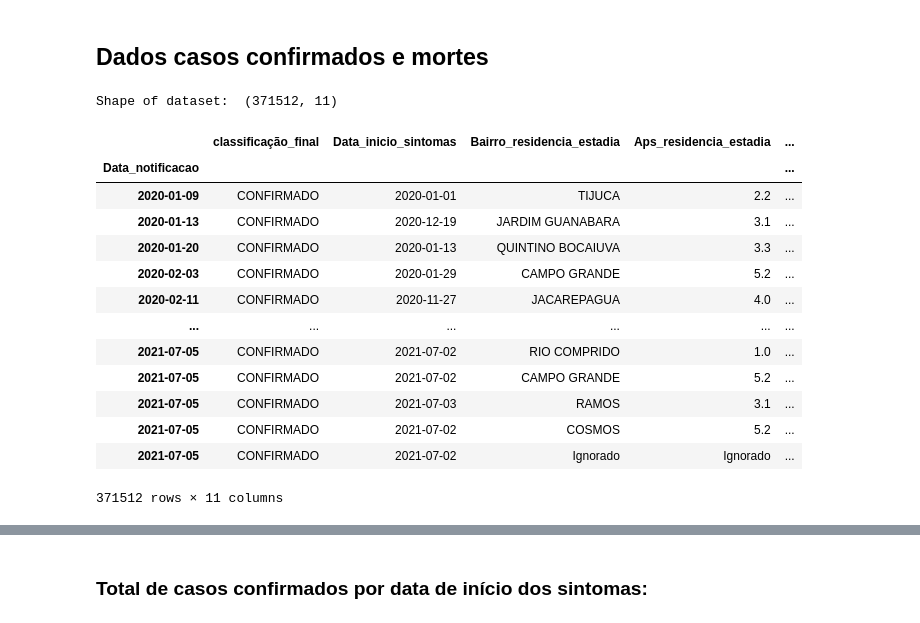
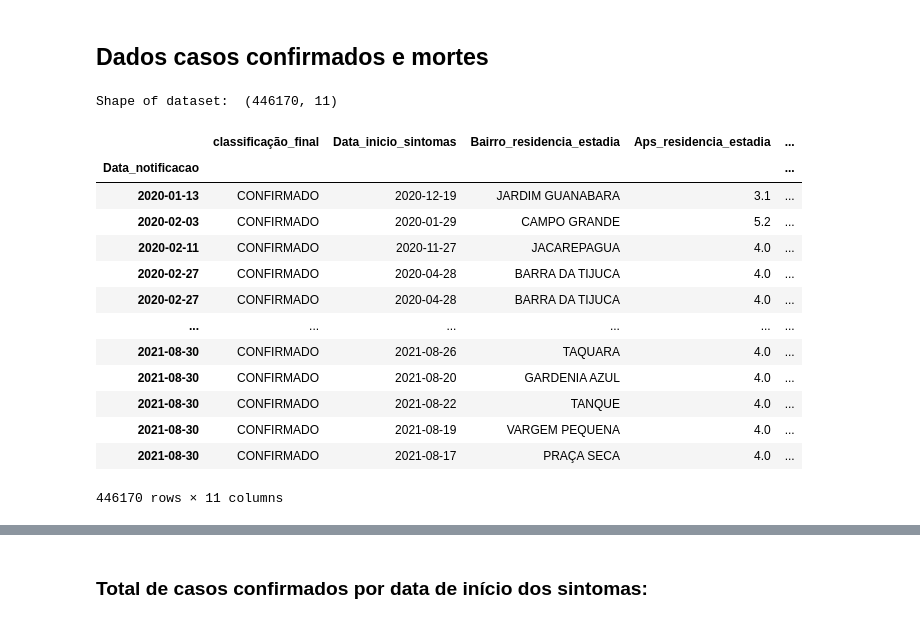
Before and after one commit to fbosousa/covid19, a Jupyter notebook: dados_rj.ipynb, the cells around one changed output, grey strips where cells are left out. Drawn from its saved outputs; the diff is of its cells as text; code cells hidden in the pictures.

```diff
--- a/dados_rj.ipynb
+++ b/dados_rj.ipynb
@@ -20,56 +20,56 @@ import matplotlib
 # %% [markdown]
 ## Dados casos confirmados e mortes
 # %%
-data_rio_url = 'https://pcrj.maps.arcgis.com/sharing/rest/content/items/403b86903da64d1982292168d6bfa25f/data'
+data_rio_url = 'https://pcrj.maps.arcgis.com/sharing/rest/content/items/ae85fc84a9b244108d96c7072be4d3d3/data'
 #data_rio_url = 'https://www.data.rio/documents/PCRJ::dados-individuais-dos-casos-confirmados-de-covid-19-no-munic%C3%ADpio-do-rio-de-janeiro-2/explore'
 response = requests.get(data_rio_url).content
 # %%
-#data_rio = pd.read_csv(data_rio_url, low_memory=False)#
-data_rio = pd.read_csv('data/RJ/db_PainelRioCovid.csv',low_memory=False)
+data_rio = pd.read_csv(data_rio_url, low_memory=False)#
+#data_rio = pd.read_csv('data/RJ/db_PainelRioCovid.csv',low_memory=False)
 # Renaming the columns
 rename_dict = {'classificacao_final':'Classificacao_final',
                'dt_notific':'Data_notificacao',
                'dt_inicio_sintomas':'Data_inicio_sintomas',
                'bairro_resid_estadia':'Bairro_residencia_estadia',
                'ap_residencia_estadia':'Aps_residencia_estadia',
                'sexo': 'Sexo',
                'faixa_etaria': 'Faixa_etaria',
                'evolucao': 'Evolucao_caso',
                'dt_evolucao': 'Data_evolucao',
                'raca_cor': 'Raca_cor',
                'Data_atualizacao': 'Data_atualizacao',
                'sistema':'Sistema_origem'}
 data_rio.rename(columns = rename_dict, inplace=True)
 
 data_rio['Data_notificacao'] = pd.to_datetime(data_rio['Data_notificacao'])
 data_rio['Data_inicio_sintomas'] = pd.to_datetime(data_rio['Data_inicio_sintomas'])
 data_rio['Data_evolucao'] = pd.to_datetime(data_rio['Data_evolucao'])
 
 # Tratando valores nulos
 days = datetime.timedelta(5)
 data_rio['Data_notificacao'] = data_rio['Data_notificacao'].fillna(data_rio['Data_inicio_sintomas'] + days)
 data_rio['Data_inicio_sintomas'] = data_rio['Data_inicio_sintomas'].fillna(data_rio['Data_notificacao'] - days)
 
 data_rio = data_rio.set_index('Data_notificacao')
 data_rio = data_rio.sort_index()
 print("Shape of dataset: ", data_rio.shape)
 data_rio
 # %% [output]
-Shape of dataset:  (371512, 11)
+Shape of dataset:  (446170, 11)
 |  | classificação_final | Data_inicio_sintomas | Bairro_residencia_estadia | Aps_residencia_estadia | ... |
 | Data_notificacao |  |  |  |  | ... |
-| 2020-01-09 | CONFIRMADO | 2020-01-01 | TIJUCA | 2.2 | ... |
 | 2020-01-13 | CONFIRMADO | 2020-12-19 | JARDIM GUANABARA | 3.1 | ... |
-| 2020-01-20 | CONFIRMADO | 2020-01-13 | QUINTINO BOCAIUVA | 3.3 | ... |
 | 2020-02-03 | CONFIRMADO | 2020-01-29 | CAMPO GRANDE | 5.2 | ... |
 | 2020-02-11 | CONFIRMADO | 2020-11-27 | JACAREPAGUA | 4.0 | ... |
+| 2020-02-27 | CONFIRMADO | 2020-04-28 | BARRA DA TIJUCA | 4.0 | ... |
+| 2020-02-27 | CONFIRMADO | 2020-04-28 | BARRA DA TIJUCA | 4.0 | ... |
 | ... | ... | ... | ... | ... | ... |
-| 2021-07-05 | CONFIRMADO | 2021-07-02 | RIO COMPRIDO | 1.0 | ... |
-| 2021-07-05 | CONFIRMADO | 2021-07-02 | CAMPO GRANDE | 5.2 | ... |
-| 2021-07-05 | CONFIRMADO | 2021-07-03 | RAMOS | 3.1 | ... |
-| 2021-07-05 | CONFIRMADO | 2021-07-02 | COSMOS | 5.2 | ... |
-| 2021-07-05 | CONFIRMADO | 2021-07-02 | Ignorado | Ignorado | ... |
+| 2021-08-30 | CONFIRMADO | 2021-08-26 | TAQUARA | 4.0 | ... |
+| 2021-08-30 | CONFIRMADO | 2021-08-20 | GARDENIA AZUL | 4.0 | ... |
+| 2021-08-30 | CONFIRMADO | 2021-08-22 | TANQUE | 4.0 | ... |
+| 2021-08-30 | CONFIRMADO | 2021-08-19 | VARGEM PEQUENA | 4.0 | ... |
+| 2021-08-30 | CONFIRMADO | 2021-08-17 | PRAÇA SECA | 4.0 | ... |
-371512 rows × 11 columns
+446170 rows × 11 columns
 # %%
 #gui = show(data_rio)
 # %%
```
Also changed, not shown: parts of 14 cells of this notebook.
